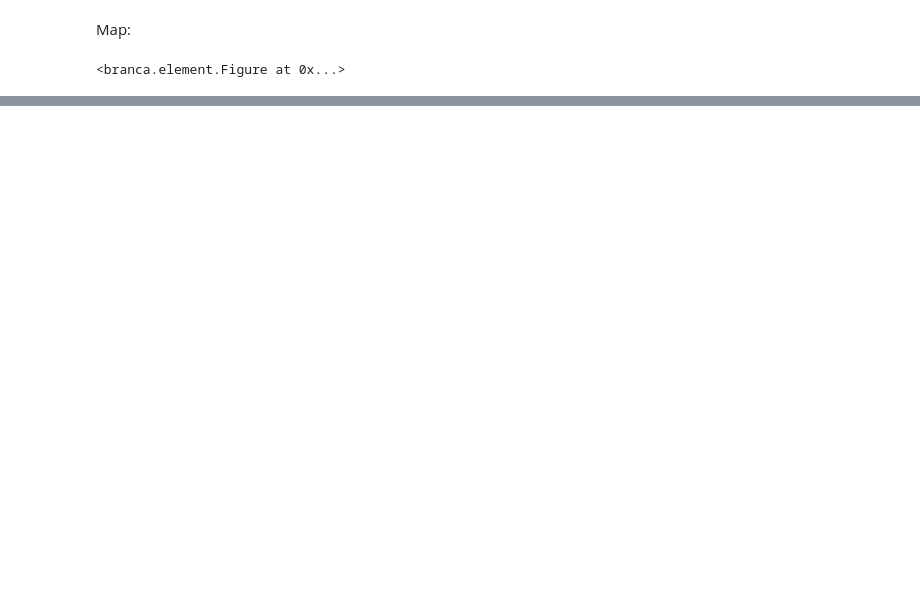
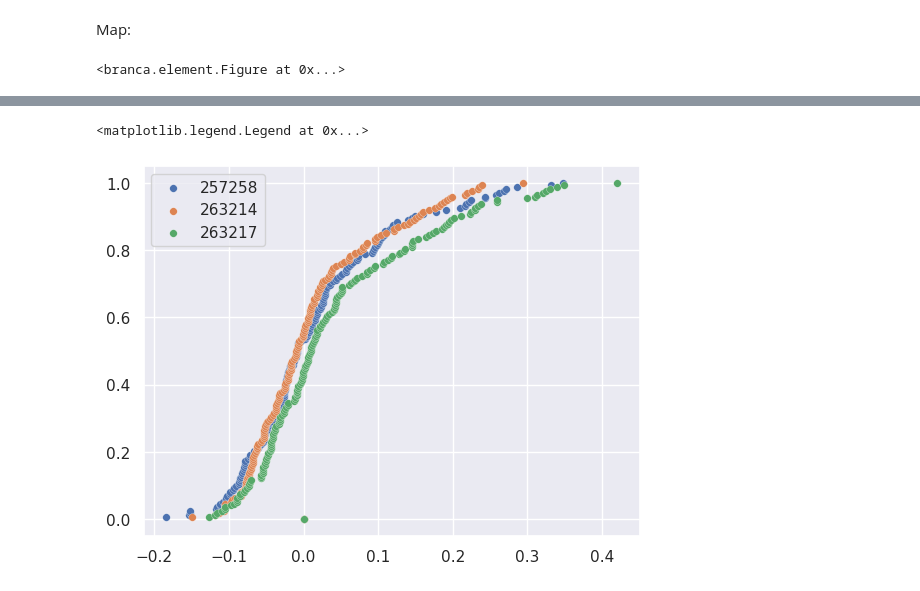
Before and after one commit to ofionnad/tapas_seirs, a Jupyter notebook: seirs_comparisons.ipynb, the cells around one changed output, grey strips where cells are left out. Cells and saved outputs as stored; diff of their text form; code cells hidden in the pictures; blank space fills up the shorter version.

```diff
--- a/seirs_comparisons.ipynb
+++ b/seirs_comparisons.ipynb
@@ -70,12 +82,10 @@ colors = ['yellow', 'blue', 'green', 'orange']
 
 for i,j in enumerate([delta_hot, delta_rain, delta_both, ngalenka]):
     for _,r in j.iterrows():
-        folium.CircleMarker(location=[r['geometry'].y, r['geometry'].x], radius=5, color=colors[i], fill=True).add_to(map)
-
-# delta_hot.iloc[:, 4:].explore(m=map, marker_kwds=dict(radius=5, color='yellow', fill=True), name='1 cycle - hot', tooltip='id', tooltip_kwds=dict(labels=False))
-# delta_rain.iloc[:, 4:].explore(m=map, marker_kwds=dict(radius=5, color='blue', fill=True), name='1 cycle - rain', tooltip='id', tooltip_kwds=dict(labels=False))
-# delta_both.iloc[:, 4:].explore(m=map, marker_kwds=dict(radius=5, color='green', fill=True), name='2 cycles', tooltip='id', tooltip_kwds=dict(labels=False))
-# ngalenka.iloc[:, 4:].explore(m=map, marker_kwds=dict(radius=5, color='orange', fill=True), name='2 cycles', tooltip='id', tooltip_kwds=dict(labels=False))
+        folium.CircleMarker(location=[r['geometry'].y, r['geometry'].x], radius=5,
+                            color=colors[i], fill=True, tooltip=int(r['id']),
+                            popup=f"Lon: {r['lon']:.3f}<br>Lat: {r['lat']:.3f}"
+                            ).add_to(map)
 
 fig = folium.Figure(figsize=(16,9))
 fig.add_child(map)
@@ -162,0 +119,10 @@ tzf
+# %%
+ecdf_diff = [ECDF(x) for x in ngalenka_diff.iloc[:,4:-1].values]
+# %%
+for ix,i in enumerate(ecdf_diff):
+    i.x[np.isinf(i.x)] = 0
+    plt.scatter(i.x, i.y, s=30, ec='w', lw=0.2, label=int(ngalenka['id'].iloc[ix]))
+plt.legend(loc=2)
+# %% [output]
+<matplotlib.legend.Legend at 0x...>
+[figure, added]
```
Also changed, not shown: parts of 35 cells of this notebook, 20 other files.
